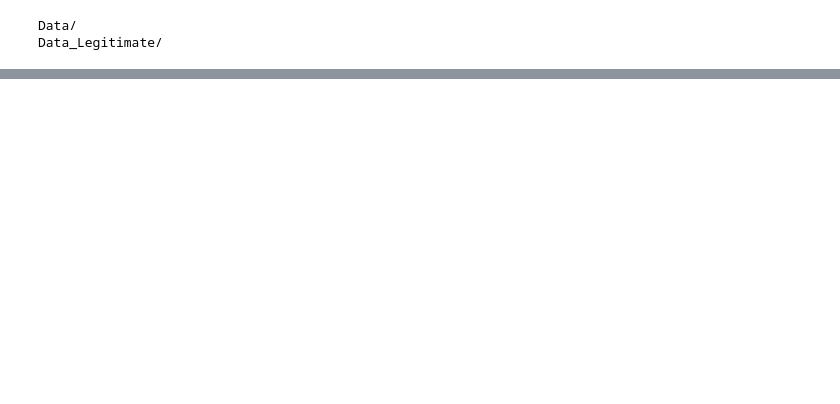
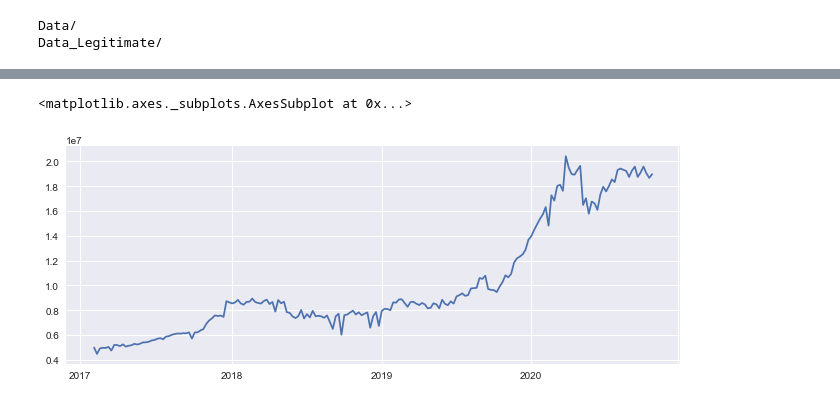
Before and after one commit to gustavo-pohlmann/TCC, a Jupyter notebook: TCC.ipynb, the cells around one changed output, grey strips where cells are left out. Drawn from its saved outputs; the diff is of its cells as text; code cells hidden in the pictures; blank space fills up the shorter version.

```diff
--- a/TCC.ipynb
+++ b/TCC.ipynb
@@ -44,0 +25,6 @@ dic['Data/']
+# %%
+prt = pd.concat(dic['Data/'], axis=1, ignore_index=False, sort=True)
+lgt = pd.concat(dic['Data_Legitimate/'], axis=1, ignore_index=False, sort=True)
+# %%
+prt.columns = prt.columns.droplevel(0)
+lgt.columns = lgt.columns.droplevel(0)
@@ -44,0 +39,6 @@ dic['Data/']
+# %%
+prt.index = pd.to_datetime(prt.index)
+lgt.index = pd.to_datetime(lgt.index)
+# %%
+prt = prt.loc['2017-02-01':'2020-10-30']
+lgt = lgt.loc['2017-02-01':]
@@ -44,0 +58,5 @@ dic['Data/']
+# %%
+prt.asfreq('w').sum(axis=1).plot()
+# %% [output]
+<matplotlib.axes._subplots.AxesSubplot at 0x...>
+[figure, added]
```
Also changed, not shown: parts of 11 cells of this notebook.
